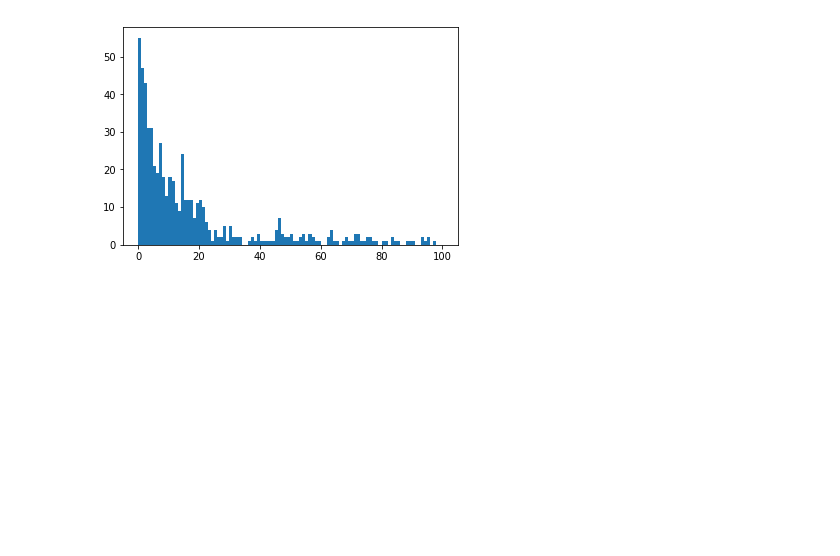
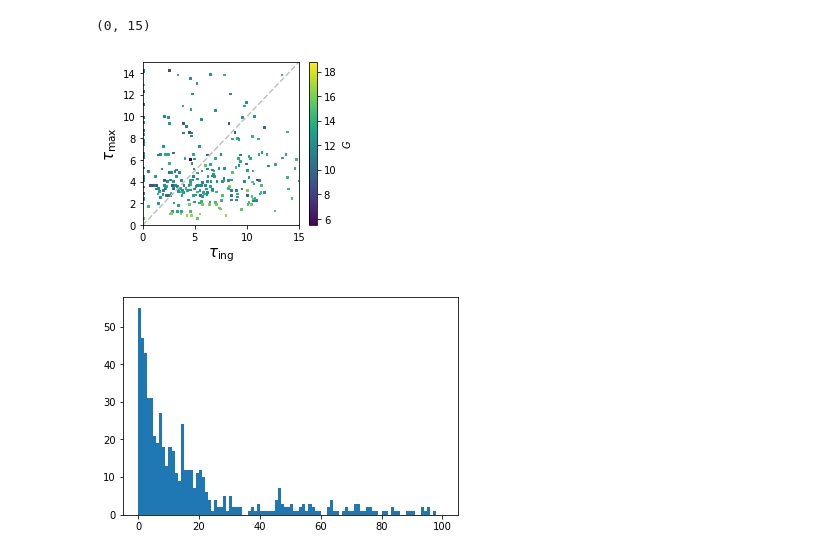
Before and after one commit to bmorris3/shocksgo, a Jupyter notebook: notebooks/timescales.ipynb, the cells around one changed output. Saved outputs shown, nothing was run; the diff lists cells and outputs as text; code cells hidden in the pictures; blank space fills up the shorter version.

```diff
--- a/notebooks/timescales.ipynb
+++ b/notebooks/timescales.ipynb
@@ -27,6 +27,19 @@ from astropy.constants import R_sun, M_sun
 tau_ing = (period * rp_rs / np.pi / np.sqrt(1-b**2) / a_rs).to(u.min)
 
 tau_max = ((r_star/R_sun)**2 * (teff/(5777 * u.K))**0.5 * (M_sun/ m_star) * tau_max_solar).to(u.min)
+# %%
+plt.figure(figsize=(3.5, 3))
+plt.plot(range(20), range(20), color='silver', ls='--')
+cax = plt.scatter(tau_ing.value, tau_max, marker=',', s=3, c=transiting['gaia_gmag'])
+cbar = plt.colorbar(cax)
+cbar.set_label('$G$')
+plt.xlabel(r'$\tau_\mathrm{ing}$', fontsize=15)
+plt.ylabel(r'$\tau_\mathrm{max}$', fontsize=15)
+plt.xlim([0, 15])
+plt.ylim([0, 15])
+# %% [output]
+(0, 15)
+[figure, added]
 # %%
 abs_diff = np.abs(tau_ing.value - tau_max.value)
 plt.hist(abs_diff, bins=100, range=[0, 100]);
```
Also changed, not shown: 12 other files.
